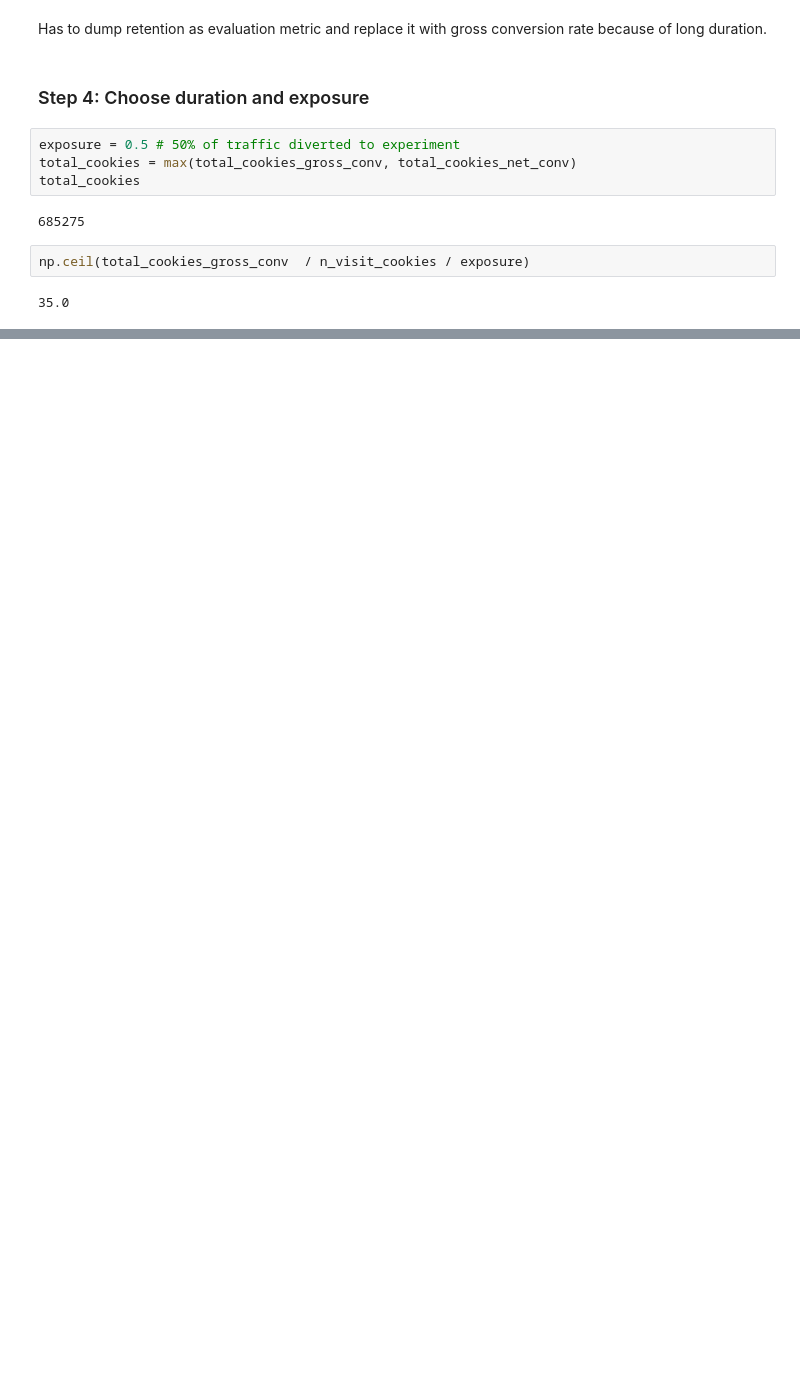
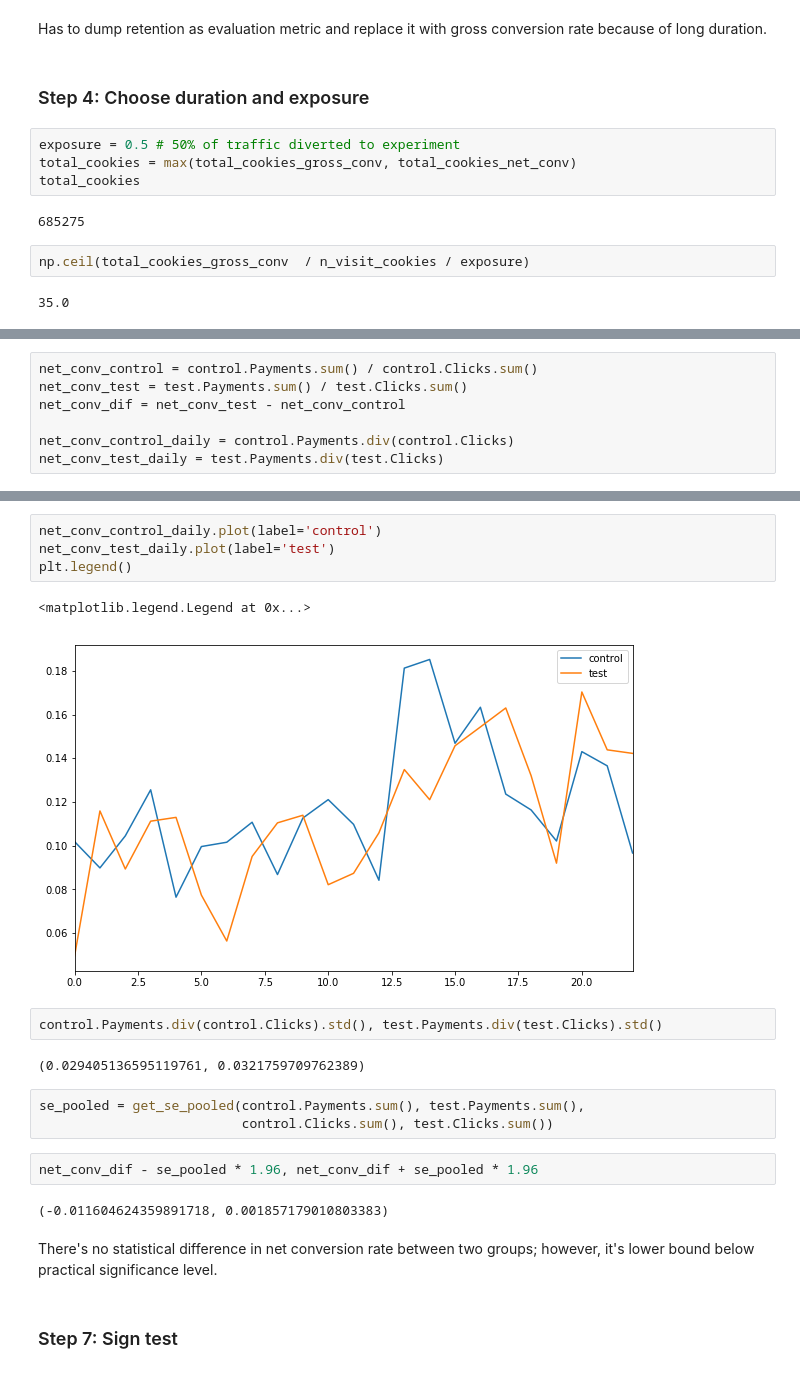
Before and after one commit to antonmosin/udacity_ab_testing, a Jupyter notebook: lesson_6_final_project.ipynb, the cells around one changed output, grey strips where cells are left out. Cells and saved outputs as stored; diff of their text form; blank space fills up the shorter version.

```diff
--- a/lesson_6_final_project.ipynb
+++ b/lesson_6_final_project.ipynb
@@ -183,0 +329,7 @@ np.ceil(total_cookies_gross_conv  / n_visit_cookies / exposure)
+# %%
+net_conv_control = control.Payments.sum() / control.Clicks.sum()
+net_conv_test = test.Payments.sum() / test.Clicks.sum()
+net_conv_dif = net_conv_test - net_conv_control
+
+net_conv_control_daily = control.Payments.div(control.Clicks)
+net_conv_test_daily = test.Payments.div(test.Clicks)
@@ -183,0 +340,22 @@ np.ceil(total_cookies_gross_conv  / n_visit_cookies / exposure)
+# %%
+net_conv_control_daily.plot(label='control')
+net_conv_test_daily.plot(label='test')
+plt.legend()
+# %% [output]
+<matplotlib.legend.Legend at 0x...>
+[figure, added]
+# %%
+control.Payments.div(control.Clicks).std(), test.Payments.div(test.Clicks).std()
+# %% [output]
+(0.029405136595119761, 0.0321759709762389)
+# %%
+se_pooled = get_se_pooled(control.Payments.sum(), test.Payments.sum(),
+                          control.Clicks.sum(), test.Clicks.sum())
+# %%
+net_conv_dif - se_pooled * 1.96, net_conv_dif + se_pooled * 1.96
+# %% [output]
+(-0.011604624359891718, 0.001857179010803383)
+# %% [markdown]
+There's no statistical difference in net conversion rate between two groups; however, it's lower bound below practical significance level.
+# %% [markdown]
+### Step 7: Sign test
```
Also changed, not shown: parts of 44 cells of this notebook.
